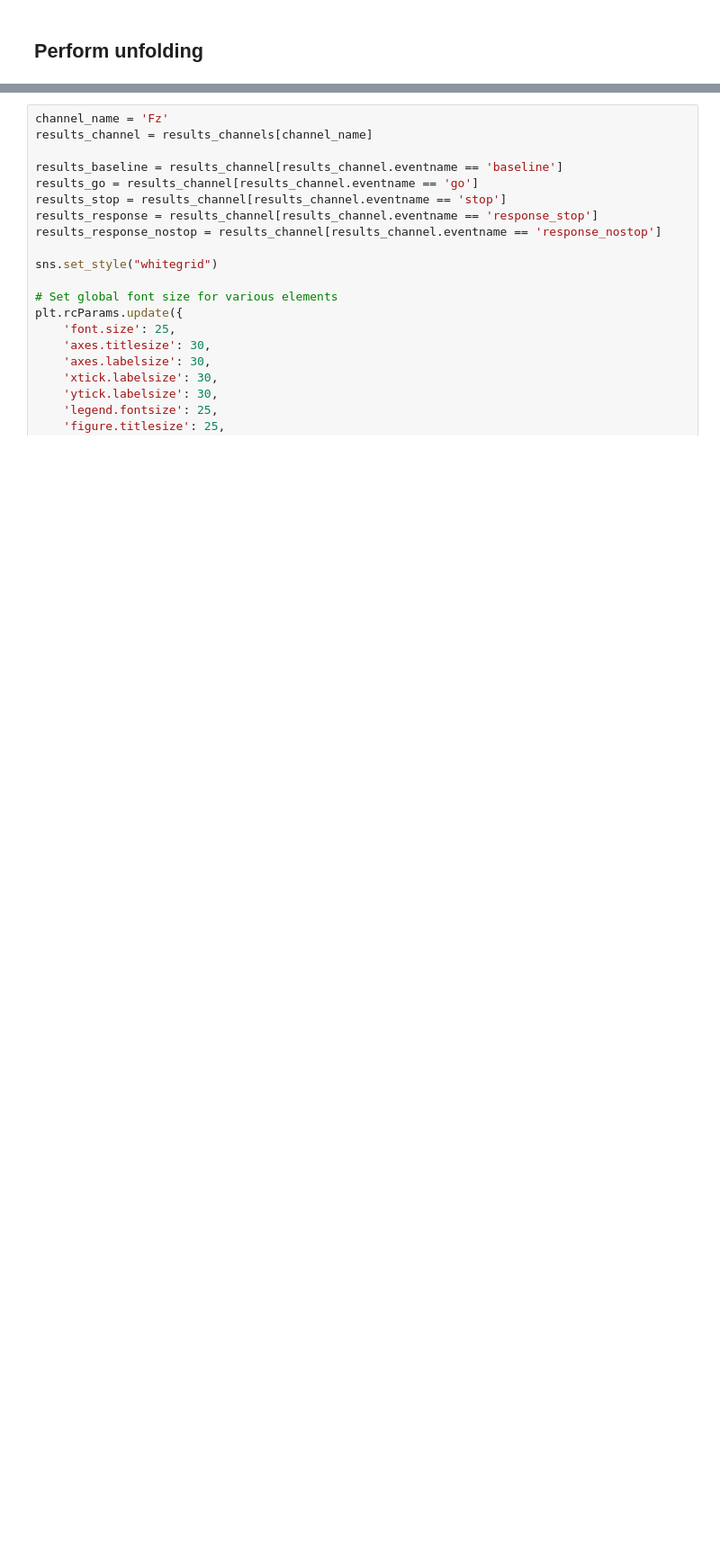
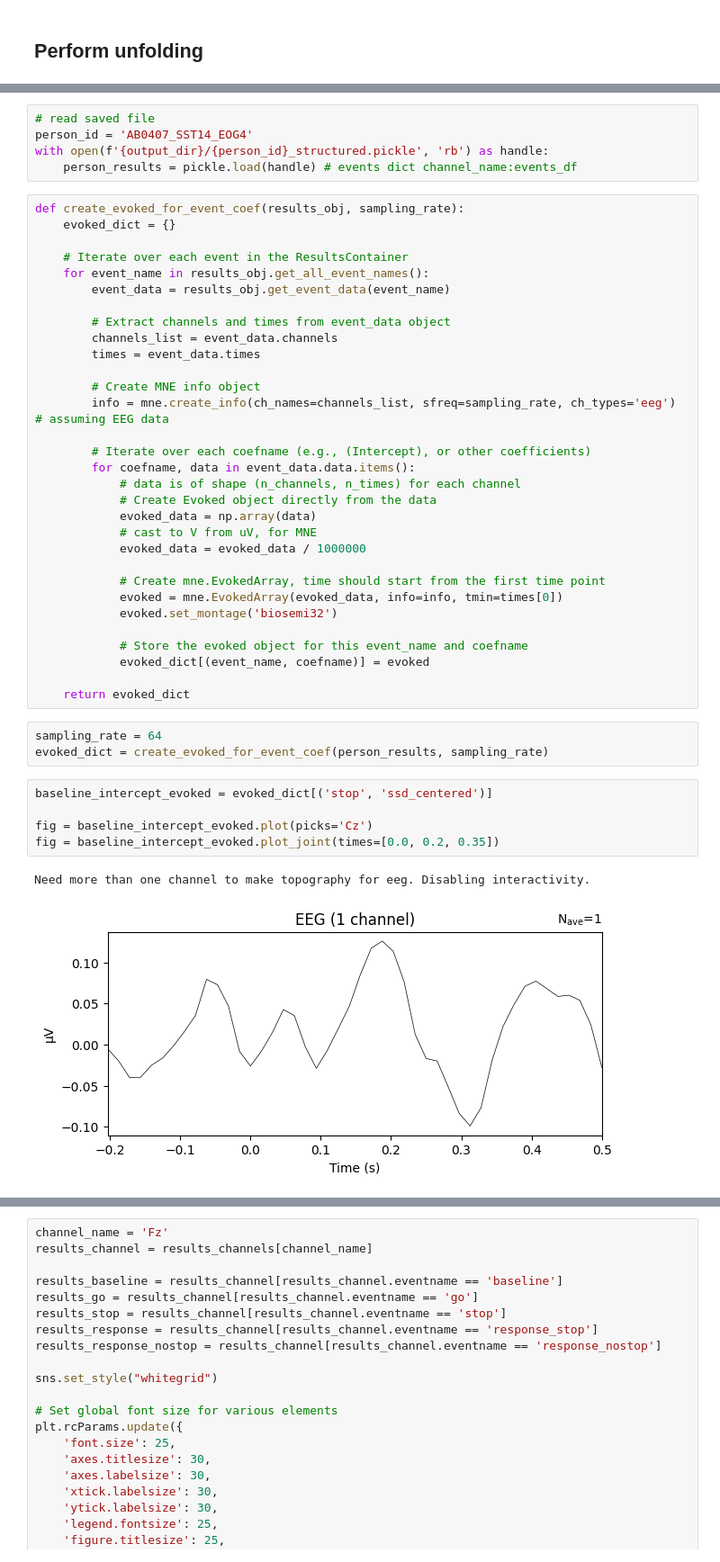
Before and after one commit to abelowska/neuroNoodle, a Jupyter notebook: unfold/perform_unfold.ipynb, the cells around one changed output, grey strips where cells are left out. Shown at 90% size. Drawn from its saved outputs; the diff is of its cells as text; blank space fills up the shorter version.

```diff
--- a/unfold/perform_unfold.ipynb
+++ b/unfold/perform_unfold.ipynb
@@ -131,0 +176,47 @@ Consider setting the channel types to be of EEG/sEEG/ECoG/DBS/fNIRS using inst.s
+# %%
+# read saved file
+person_id = 'AB0407_SST14_EOG4'
+with open(f'{output_dir}/{person_id}_structured.pickle', 'rb') as handle:
+    person_results = pickle.load(handle) # events dict channel_name:events_df
+# %%
+def create_evoked_for_event_coef(results_obj, sampling_rate):
+    evoked_dict = {}
+
+    # Iterate over each event in the ResultsContainer
+    for event_name in results_obj.get_all_event_names():
+        event_data = results_obj.get_event_data(event_name)
+
+        # Extract channels and times from event_data object
+        channels_list = event_data.channels
+        times = event_data.times
+
+        # Create MNE info object
+        info = mne.create_info(ch_names=channels_list, sfreq=sampling_rate, ch_types='eeg')  # assuming EEG data
+
+        # Iterate over each coefname (e.g., (Intercept), or other coefficients)
+        for coefname, data in event_data.data.items():
+            # data is of shape (n_channels, n_times) for each channel
+            # Create Evoked object directly from the data
+            evoked_data = np.array(data)
+            # cast to V from uV, for MNE
+            evoked_data = evoked_data / 1000000
+
+            # Create mne.EvokedArray, time should start from the first time point
+            evoked = mne.EvokedArray(evoked_data, info=info, tmin=times[0])
+            evoked.set_montage('biosemi32')
+
+            # Store the evoked object for this event_name and coefname
+            evoked_dict[(event_name, coefname)] = evoked
+
+    return evoked_dict
+# %%
+sampling_rate = 64
+evoked_dict = create_evoked_for_event_coef(person_results, sampling_rate)
+# %%
+baseline_intercept_evoked = evoked_dict[('stop', 'ssd_centered')]
+
+fig = baseline_intercept_evoked.plot(picks='Cz')
+fig = baseline_intercept_evoked.plot_joint(times=[0.0, 0.2, 0.35])
+# %% [output]
+Need more than one channel to make topography for eeg. Disabling interactivity.
+[figure, added]
```
Also changed, not shown: parts of 14 cells of this notebook, 4 other files.
